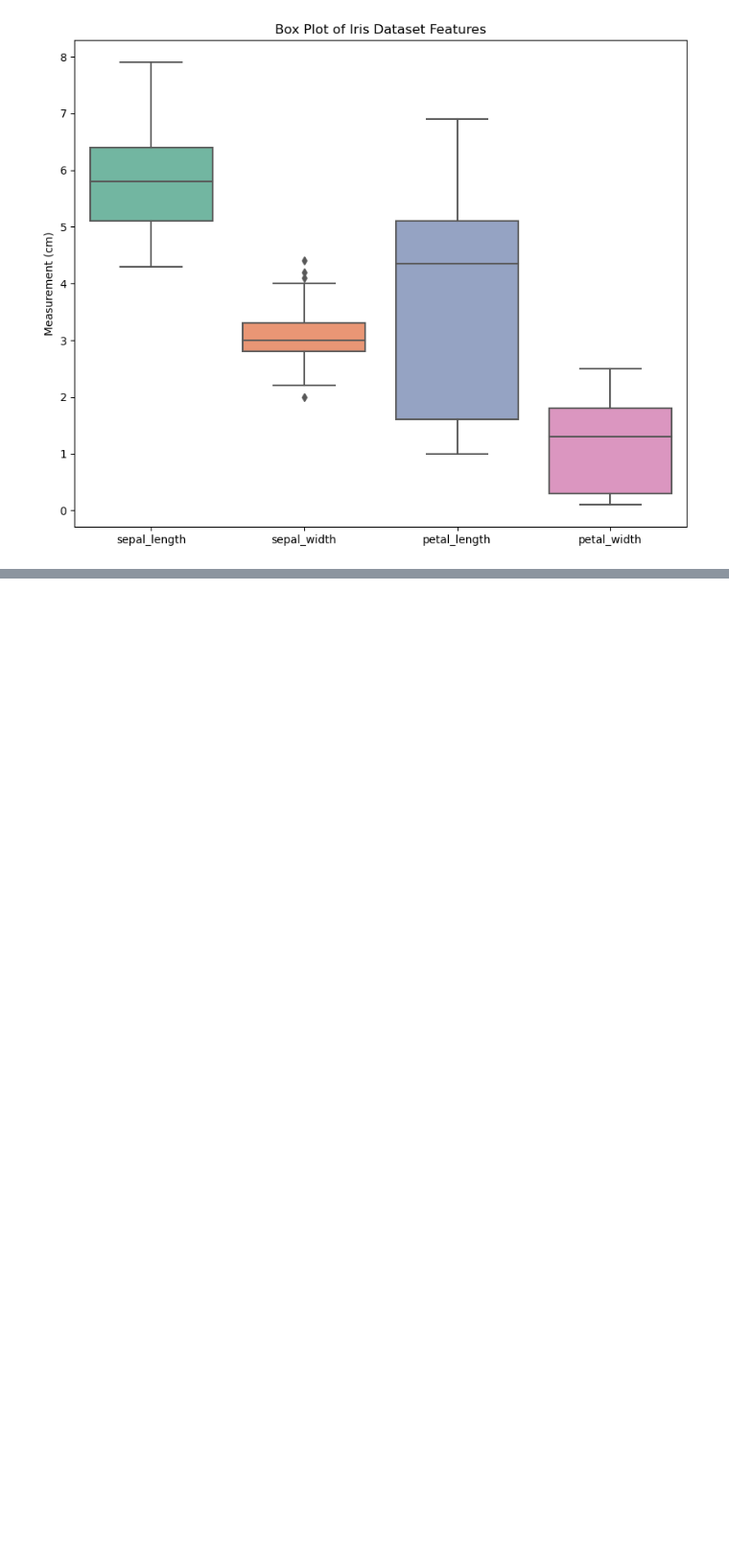
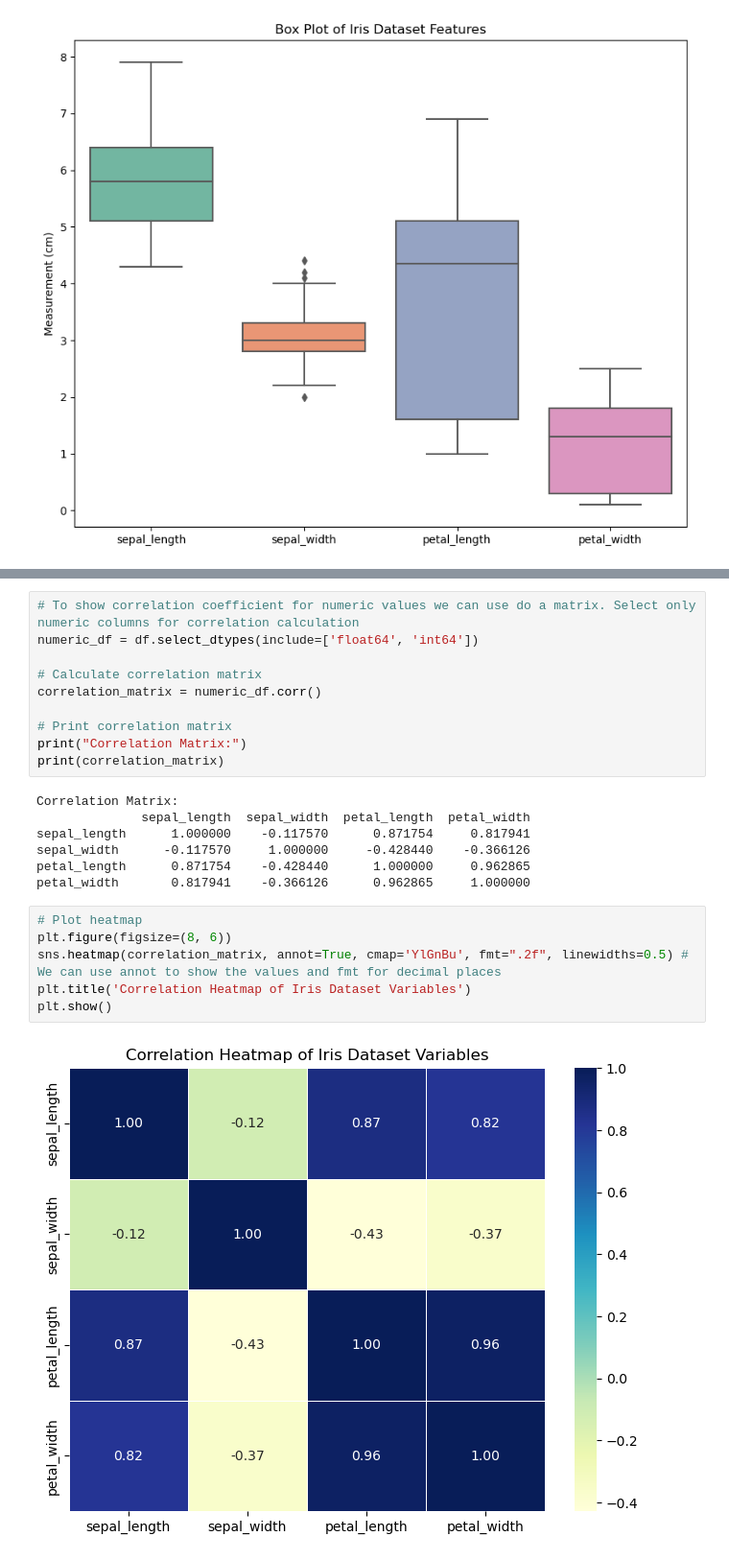
Before and after one commit to Grainne10/Pands-Project, a Jupyter notebook: analysis.ipynb, the cells around one changed output, grey strips where cells are left out. Shown: that part at 96% size. Drawn from its saved outputs; the diff is of its cells as text; blank space fills up the shorter version.

```diff
--- a/analysis.ipynb
+++ b/analysis.ipynb
@@ -216,0 +252,25 @@ plt.show()
+# %%
+# To show correlation coefficient for numeric values we can use do a matrix. Select only numeric columns for correlation calculation
+numeric_df = df.select_dtypes(include=['float64', 'int64'])
+
+# Calculate correlation matrix
+correlation_matrix = numeric_df.corr()
+
+# Print correlation matrix
+print("Correlation Matrix:")
+print(correlation_matrix)
+# %% [output]
+Correlation Matrix:
+              sepal_length  sepal_width  petal_length  petal_width
+sepal_length      1.000000    -0.117570      0.871754     0.817941
+sepal_width      -0.117570     1.000000     -0.428440    -0.366126
+petal_length      0.871754    -0.428440      1.000000     0.962865
+petal_width       0.817941    -0.366126      0.962865     1.000000
+# %%
+# Plot heatmap
+plt.figure(figsize=(8, 6))
+sns.heatmap(correlation_matrix, annot=True, cmap='YlGnBu', fmt=".2f", linewidths=0.5) # We can use annot to show the values and fmt for decimal places
+plt.title('Correlation Heatmap of Iris Dataset Variables')
+plt.show()
+# %% [output]
+[figure, added]
```
Also changed, not shown: parts of 4 cells of this notebook, 6 other files.
